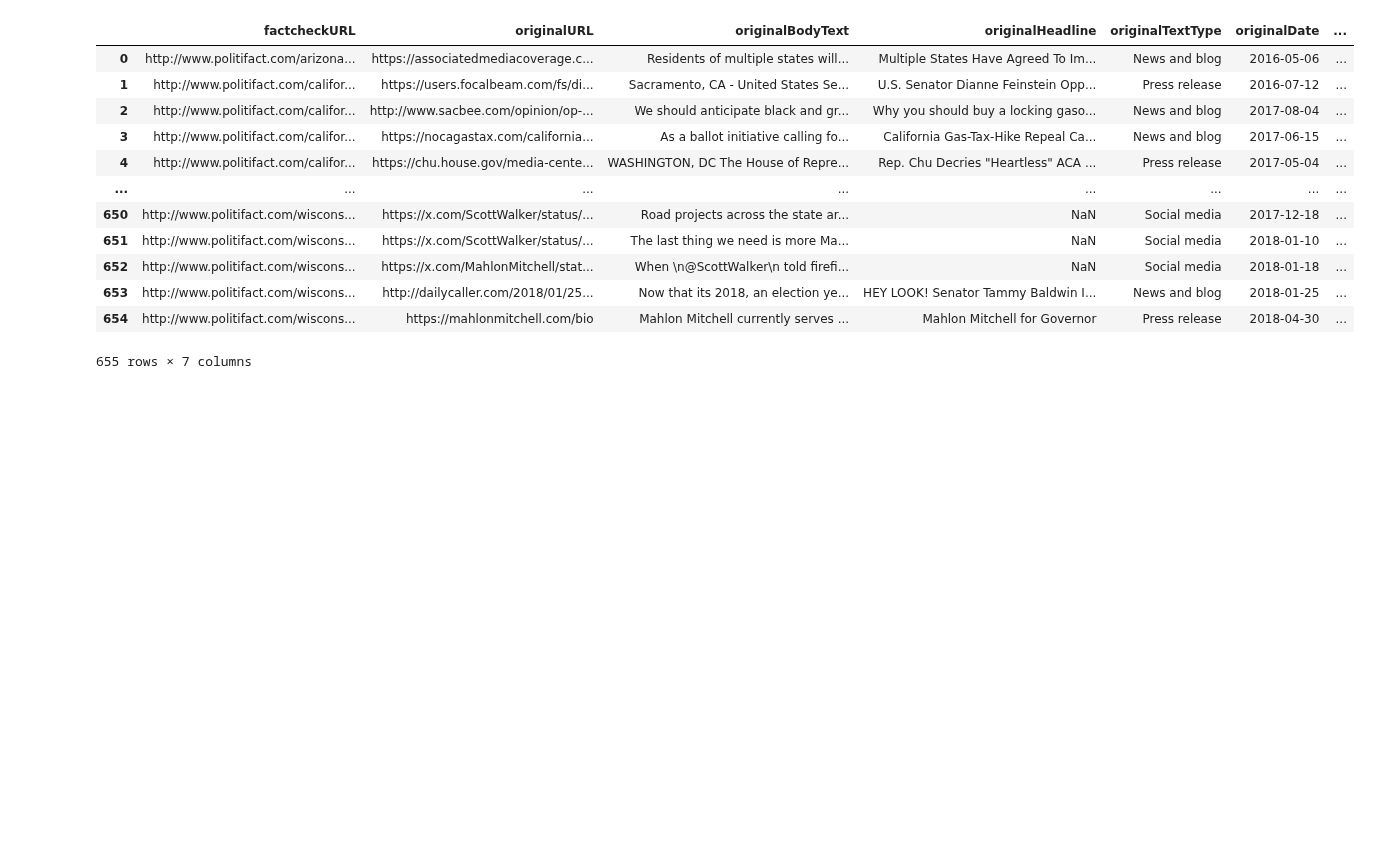
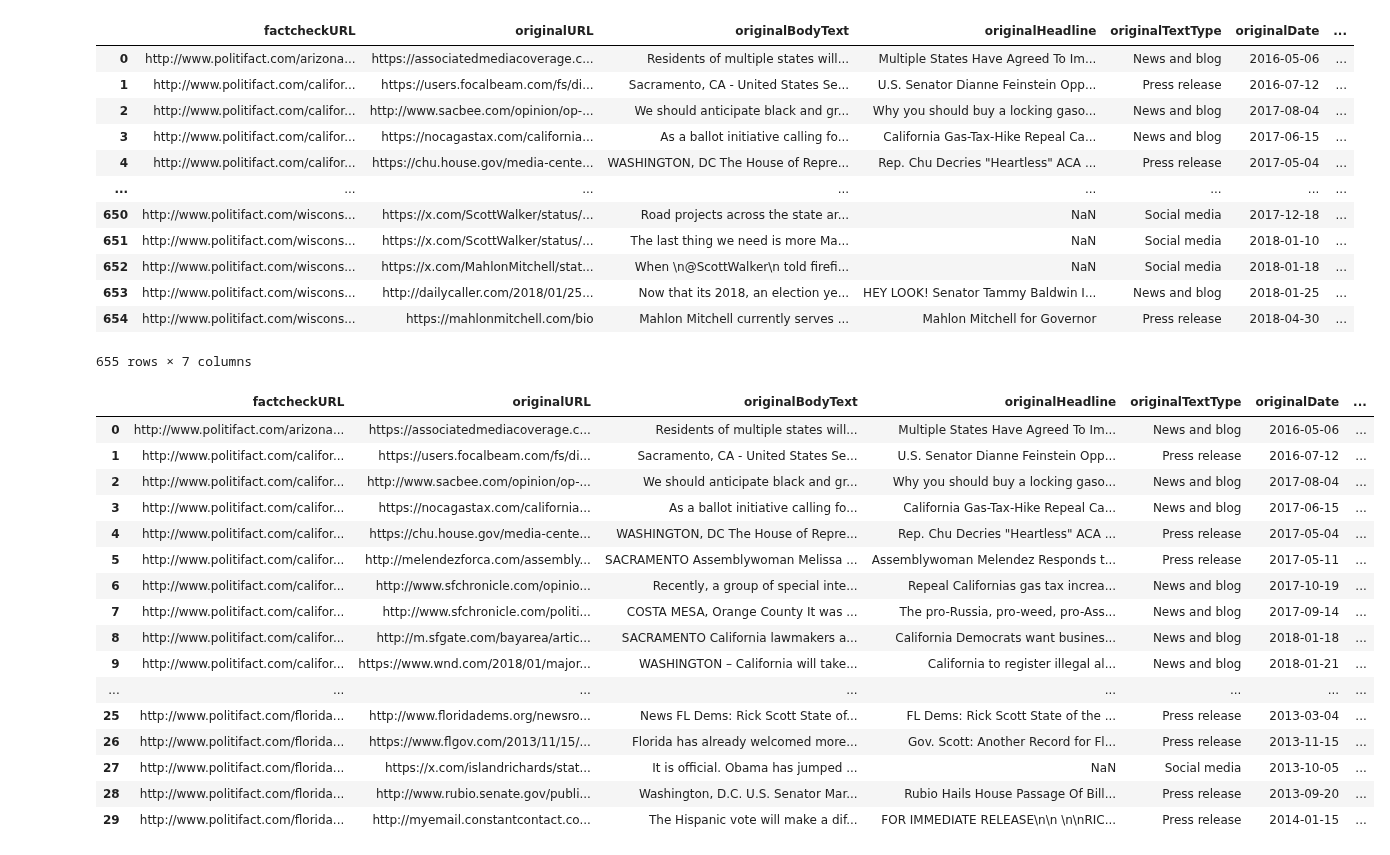
Before and after one commit to sfu-discourse-lab/fake_news_over_time, a Jupyter notebook: quote_extraction.ipynb, the cells around one changed output. Saved outputs shown, nothing was run; the diff lists cells and outputs as text; code cells hidden in the pictures; blank space fills up the shorter version.

```diff
--- a/quote_extraction.ipynb
+++ b/quote_extraction.ipynb
@@ -62,0 +65,21 @@ quote_extractor = QuoteExtractor("en_core_web_lg", "./quote_verb_list.txt")
+# %%
+subset = dataset_df.head(30)
+subset
+# %% [output]
+|  | factcheckURL | originalURL | originalBodyText | originalHeadline | originalTextType | originalDate | ... |
+| 0 | http://www.politifact.com/arizona... | https://associatedmediacoverage.c... | Residents of multiple states will... | Multiple States Have Agreed To Im... | News and blog | 2016-05-06 | ... |
+| 1 | http://www.politifact.com/califor... | https://users.focalbeam.com/fs/di... | Sacramento, CA - United States Se... | U.S. Senator Dianne Feinstein Opp... | Press release | 2016-07-12 | ... |
+| 2 | http://www.politifact.com/califor... | http://www.sacbee.com/opinion/op-... | We should anticipate black and gr... | Why you should buy a locking gaso... | News and blog | 2017-08-04 | ... |
+| 3 | http://www.politifact.com/califor... | https://nocagastax.com/california... | As a ballot initiative calling fo... | California Gas-Tax-Hike Repeal Ca... | News and blog | 2017-06-15 | ... |
+| 4 | http://www.politifact.com/califor... | https://chu.house.gov/media-cente... | WASHINGTON, DC The House of Repre... | Rep. Chu Decries "Heartless" ACA ... | Press release | 2017-05-04 | ... |
+| 5 | http://www.politifact.com/califor... | http://melendezforca.com/assembly... | SACRAMENTO Assemblywoman Melissa ... | Assemblywoman Melendez Responds t... | Press release | 2017-05-11 | ... |
+| 6 | http://www.politifact.com/califor... | http://www.sfchronicle.com/opinio... | Recently, a group of special inte... | Repeal Californias gas tax increa... | News and blog | 2017-10-19 | ... |
+| 7 | http://www.politifact.com/califor... | http://www.sfchronicle.com/politi... | COSTA MESA, Orange County It was ... | The pro-Russia, pro-weed, pro-Ass... | News and blog | 2017-09-14 | ... |
+| 8 | http://www.politifact.com/califor... | http://m.sfgate.com/bayarea/artic... | SACRAMENTO California lawmakers a... | California Democrats want busines... | News and blog | 2018-01-18 | ... |
+| 9 | http://www.politifact.com/califor... | https://www.wnd.com/2018/01/major... | WASHINGTON – California will take... | California to register illegal al... | News and blog | 2018-01-21 | ... |
+| ... | ... | ... | ... | ... | ... | ... | ... |
+| 25 | http://www.politifact.com/florida... | http://www.floridadems.org/newsro... | News FL Dems: Rick Scott State of... | FL Dems: Rick Scott State of the ... | Press release | 2013-03-04 | ... |
+| 26 | http://www.politifact.com/florida... | https://www.flgov.com/2013/11/15/... | Florida has already welcomed more... | Gov. Scott: Another Record for Fl... | Press release | 2013-11-15 | ... |
+| 27 | http://www.politifact.com/florida... | https://x.com/islandrichards/stat... | It is official. Obama has jumped ... | NaN | Social media | 2013-10-05 | ... |
+| 28 | http://www.politifact.com/florida... | http://www.rubio.senate.gov/publi... | Washington, D.C. U.S. Senator Mar... | Rubio Hails House Passage Of Bill... | Press release | 2013-09-20 | ... |
+| 29 | http://www.politifact.com/florida... | http://myemail.constantcontact.co... | The Hispanic vote will make a dif... | FOR IMMEDIATE RELEASE\n\n \n\nRIC... | Press release | 2014-01-15 | ... |
```
Also changed, not shown: parts of 5 cells of this notebook, 2 other files.
